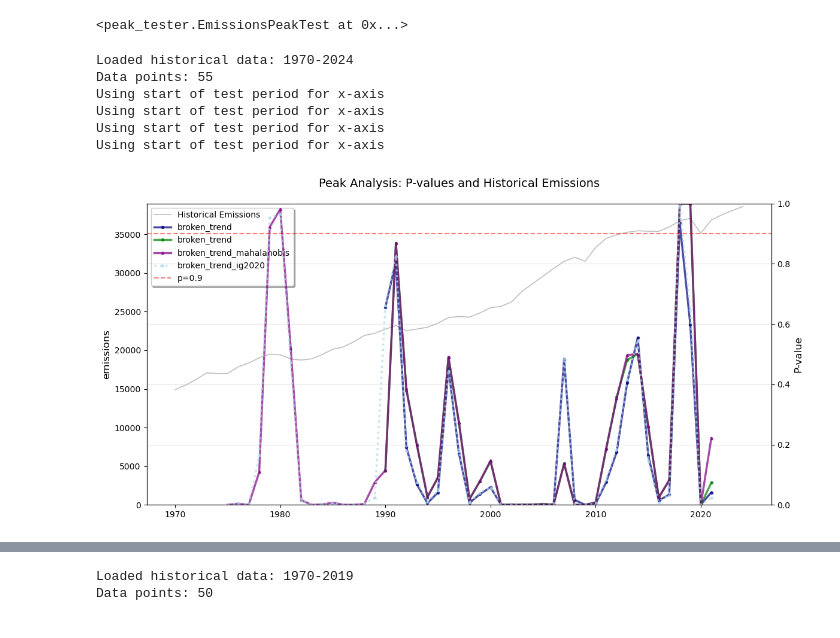
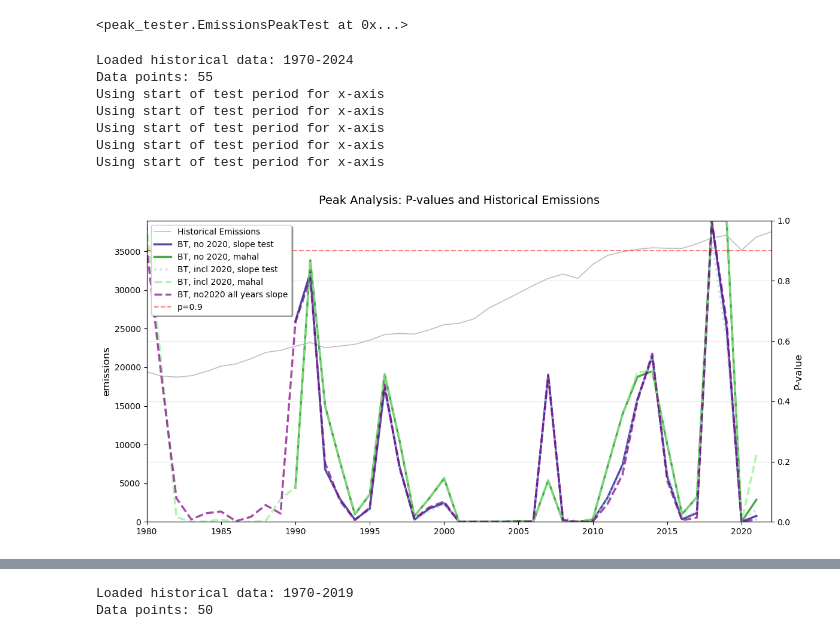
Before and after one commit to nezzag/peaking_test, a Jupyter notebook: notebooks/peaker_historical_tests_clean.ipynb, the cells around one changed output, grey strips where cells are left out. Saved outputs shown, nothing was run; the diff lists cells and outputs as text; code cells hidden in the pictures.

```diff
--- a/notebooks/peaker_historical_tests_clean.ipynb
+++ b/notebooks/peaker_historical_tests_clean.ipynb
@@ -386,11 +404,24 @@ pdf_3year_allyears = pd.read_csv('results/historical_tests/three_year_co2_allyea
 pdf_3year_bt_mahal = pd.read_csv('results/historical_tests/three_year_co2_bt_mahal.csv')
 pdf_3year_bt_ig2020 = pd.read_csv('results/historical_tests/three_year_co2_bt_ig2020.csv')
 
+# country groups
+pdf_3bt_us_eu_jpn_can_aus = pd.read_csv('results/historical_tests/three_year_co2_bt_devd.csv')
+pdf_4bt_us_eu_jpn_can_aus = pd.read_csv('results/historical_tests/four_year_co2_bt_devd.csv')
+pdf_5bt_us_eu_jpn_can_aus = pd.read_csv('results/historical_tests/five_year_co2_bt_devd.csv')
+pdf_5bt_us_eu_jpn_can_aus_mahal = pd.read_csv('results/historical_tests/five_year_co2_bt_devd_mahal.csv')
+pdf_4bt_us_eu_jpn_can_aus_mahal = pd.read_csv('results/historical_tests/four_year_co2_bt_devd_mahal.csv')
+pdf_3bt_us_eu_jpn_can_aus_mahal = pd.read_csv('results/historical_tests/three_year_co2_bt_devd_mahal.csv')
+pdf_3bt_chn_us_eu_jpn_can_aus = pd.read_csv('results/historical_tests/three_year_co2_bt_chn_us_eu_jpn_can_aus_slope.csv')
 
+# method compilations
 pdf_3year_m = {}
+pdf_3yr_mahal_ig2020 = {}
+pdf_3yr_ig2020 = {}
 for method in ['lowess', 'hamilton', 'broken_trend', 'linear_w_autocorrelation']:
     pdf_3year_m[method] = pd.read_csv(f'results/historical_tests/three_year_co2_method_{method}.csv')
     pdf_3year_m[method]['year_end'] = pdf_3year_m[method]['year']+2 # shift to end of tested years (assuming num_years_forward = 3)
+    pdf_3yr_mahal_ig2020[method] = pd.read_csv(f'results/historical_tests/three_year_co2_method_{method}_mahal_ignore_2020.csv')
+    pdf_3yr_ig2020[method] = pd.read_csv(f'results/historical_tests/three_year_co2_method_{method}_ignore_2020.csv')
 # %%
 # Plot historical peak analysis
 
@@ -508,66 +804,53 @@ Data points: 55
 # %%
 # Plotting p-values for each method
 pdf_results = [
-    # {
-    #     'data': pdf_3year_m['lowess'],
-    #     'label': 'lowess',
-    #     'color': 'tab:blue',
-    #     'marker': 'o'
-    # },
+    {
+        'data': pdf_3yr_ig2020['broken_trend'],
+        'label': 'BT, no 2020, slope test',
+        'color': 'navy',
+    },
+     {
+        'data': pdf_3yr_mahal_ig2020['broken_trend'],
+        'label': 'BT, no 2020, mahal',
+        'color': 'green',
+    },
     {
         'data': pdf_3year_m['broken_trend'],
-        'label': 'broken_trend',
-        'color': 'navy',
-        'marker': 'o'
+        'label': 'BT, incl 2020, slope test',
+        'color': 'lightblue',
+        'linestyle': 'dotted'
     },
-     {
-        'data': pdf_3year_allmethods_mahal_ig2020['broken_trend'],
-        'label': 'broken_trend',
-        'color': 'green',
-        'marker': 'o'
-    },
-    # {
-    #     'data': pdf_3year_m['hamilton'],
-    #     'label': 'hamilton',
-    #     'color': 'lightblue',
-    #     'marker': 's',
-    #     'linestyle': 'dotted'
-    # },
-    # {
-    #     'data': pdf_3year_m['linear_w_autocorrelation'],
-    #     'label': 'linear_w_autocorrelation',
-    #     'color': 'green',
-    #     'marker': 's'
-    # },
+
     {
         'data': pdf_3year_bt_mahal,
-        'label': 'broken_trend_mahalanobis',
+        'label': 'BT, incl 2020, mahal',
+        'color': 'lightgreen',
+        'linestyle': 'dashed'
+    },
+        {
+        'data': pdf_3year_bt_ig2020_allyears,
+        'label': 'BT, no2020 all years slope',
         'color': 'purple',
-        'marker': '^'
+        'linestyle': 'dashed'
     },
-    {
-        'data': pdf_3year_bt_ig2020,
-        'label': 'broken_trend_ig2020',
-        'color': 'lightblue',
-        'marker': '^',
-        'linestyle': 'dotted'
-    }
 ]
 
 # Create the plot
 fig, axes = plot_peak_analysis(
     EmissionsPeakTest().load_historical_data("gcb_hist_co2.csv","WLD", year_range = range(1970, 2025)).historical_data,
     pdf_results,
+    x_lim = (1980, 2022),
     threshold=0.9,
     plot_end_year=False,
     # savepath="../figures/historical_method_comparison.png"
 )
 plt.show()
 # %% [output]
 Loaded historical data: 1970-2024
 Data points: 55
 Using start of test period for x-axis
 Using start of test period for x-axis
 Using start of test period for x-axis
 Using start of test period for x-axis
+Using start of test period for x-axis
-[figure, old version]
+[figure, new version]
```
Also changed, not shown: parts of 15 cells of this notebook, 6 other files.
